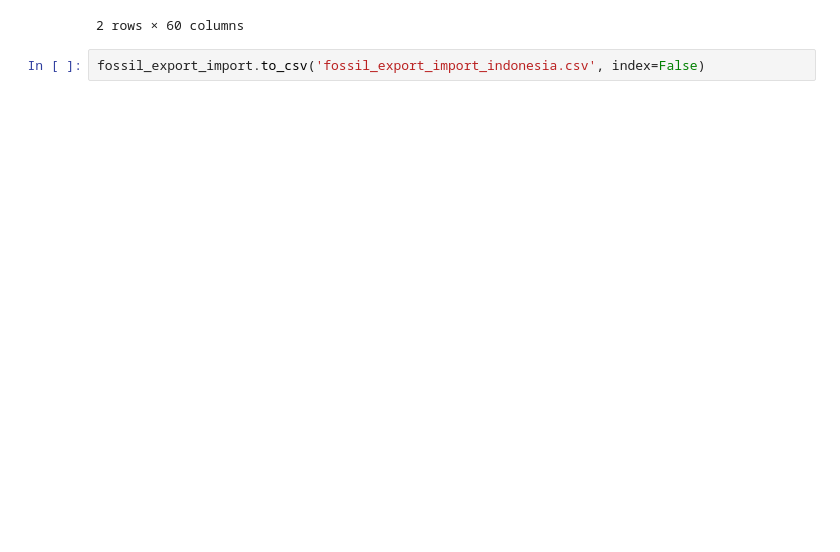
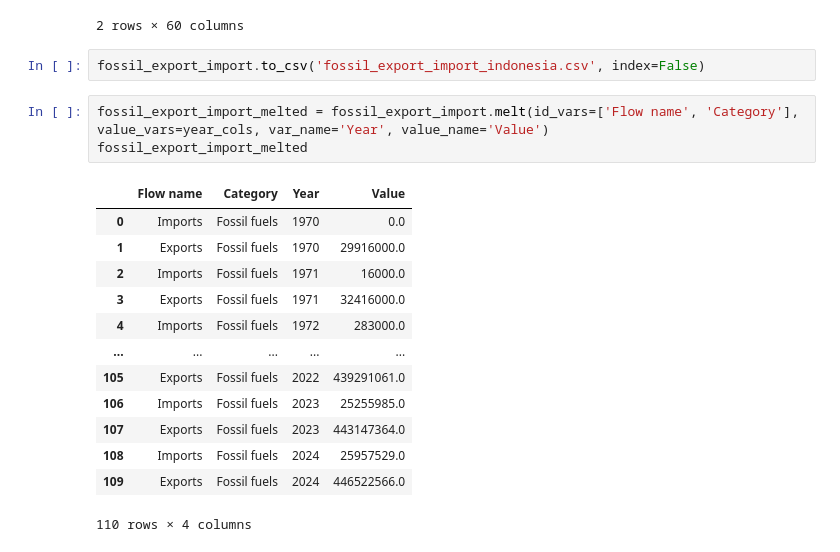
Before and after one commit to RidhoMuhp/global_raw_material_project, a Jupyter notebook: extraction.ipynb, the cells around one changed output. Cells and saved outputs as stored; diff of their text form; blank space fills up the shorter version.

```diff
--- a/extraction.ipynb
+++ b/extraction.ipynb
@@ -346,3 +346,20 @@ fossil_export_import
 2 rows × 60 columns
 # %%
 fossil_export_import.to_csv('fossil_export_import_indonesia.csv', index=False)
+# %%
+fossil_export_import_melted = fossil_export_import.melt(id_vars=['Flow name', 'Category'], value_vars=year_cols, var_name='Year', value_name='Value')
+fossil_export_import_melted
+# %% [output]
+|  | Flow name | Category | Year | Value |
+| 0 | Imports | Fossil fuels | 1970 | 0.0 |
+| 1 | Exports | Fossil fuels | 1970 | 29916000.0 |
+| 2 | Imports | Fossil fuels | 1971 | 16000.0 |
+| 3 | Exports | Fossil fuels | 1971 | 32416000.0 |
+| 4 | Imports | Fossil fuels | 1972 | 283000.0 |
+| ... | ... | ... | ... | ... |
+| 105 | Exports | Fossil fuels | 2022 | 439291061.0 |
+| 106 | Imports | Fossil fuels | 2023 | 25255985.0 |
+| 107 | Exports | Fossil fuels | 2023 | 443147364.0 |
+| 108 | Imports | Fossil fuels | 2024 | 25957529.0 |
+| 109 | Exports | Fossil fuels | 2024 | 446522566.0 |
+110 rows × 4 columns
```
Also changed, not shown: parts of 5 cells of this notebook.
